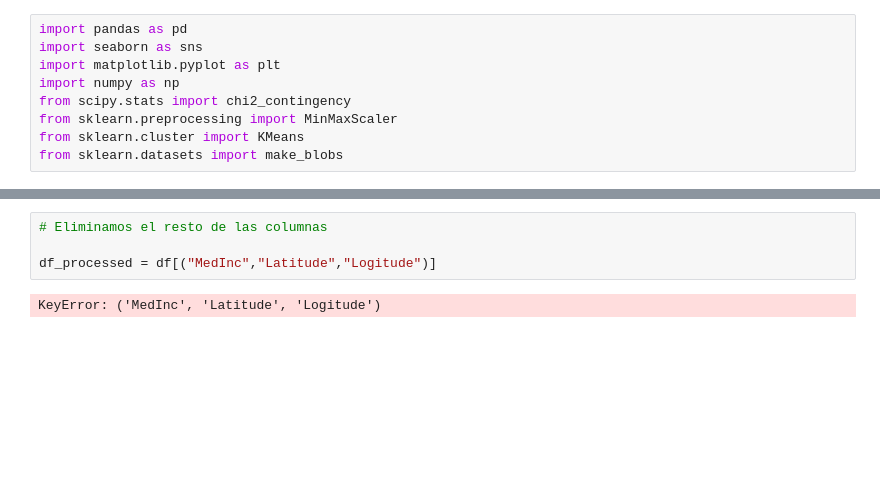
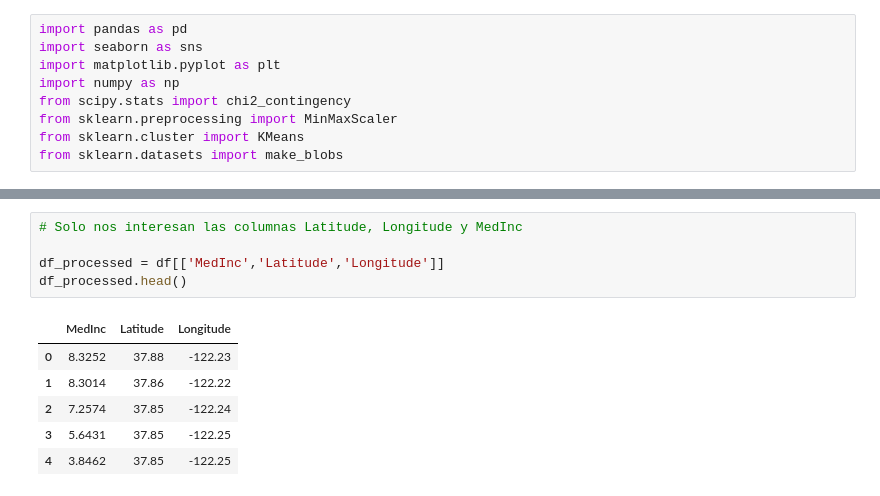
Before and after one commit to 4GeeksAcademy/Wiston_Travieso-Proyecto-Tutorial-K-Medias, a Jupyter notebook: src/explore.ipynb, the cells around one changed output, grey strips where cells are left out. Cells and saved outputs as stored; diff of their text form; blank space fills up the shorter version.

```diff
--- a/src/explore.ipynb
+++ b/src/explore.ipynb
@@ -31,7 +36,13 @@ En este caso solo nos interesan las columnas Latitude, Longitude y MedInc.
 # %%
-# Eliminamos el resto de las columnas
+# Solo nos interesan las columnas Latitude, Longitude y MedInc
 
-df_processed = df[("MedInc","Latitude","Logitude")]
+df_processed = df[['MedInc','Latitude','Longitude']]
+df_processed.head()
 # %% [output]
-KeyError: ('MedInc', 'Latitude', 'Logitude')
+|  | MedInc | Latitude | Longitude |
+| 0 | 8.3252 | 37.88 | -122.23 |
+| 1 | 8.3014 | 37.86 | -122.22 |
+| 2 | 7.2574 | 37.85 | -122.24 |
+| 3 | 5.6431 | 37.85 | -122.25 |
+| 4 | 3.8462 | 37.85 | -122.25 |
 # %%
```
Also changed, not shown: parts of 7 cells of this notebook.
